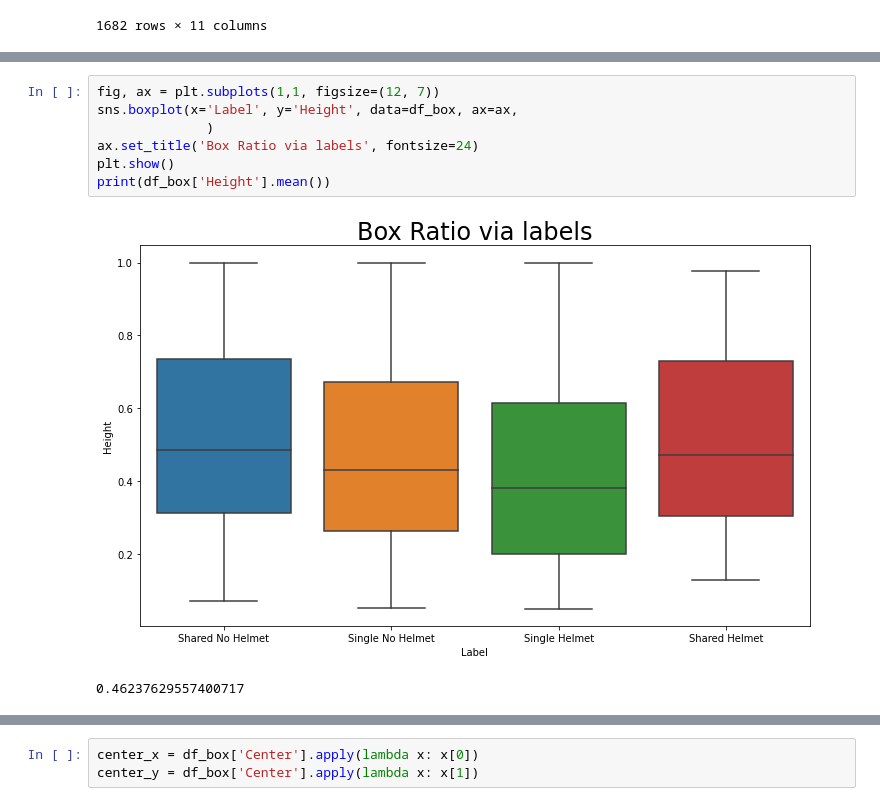
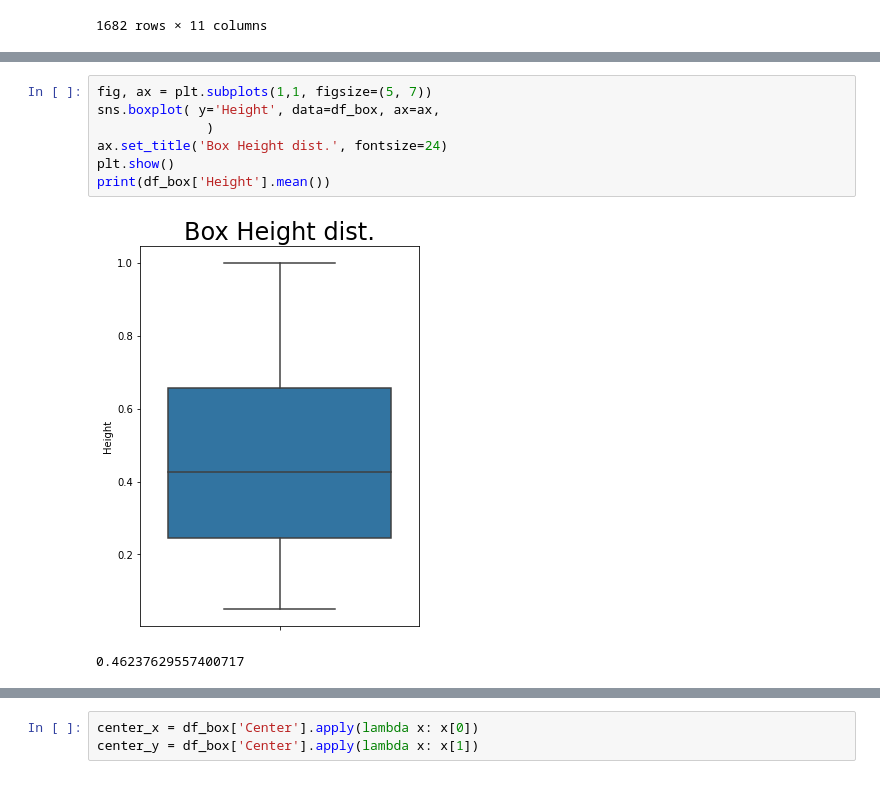
Before and after one commit to boostcampaitech2/final-project-level3-cv-01, a Jupyter notebook: utils/EDA.ipynb, the cells around one changed output, grey strips where cells are left out. Drawn from its saved outputs; the diff is of its cells as text.

```diff
--- a/utils/EDA.ipynb
+++ b/utils/EDA.ipynb
@@ -188,10 +204,10 @@ print(df_box['Width'].mean())
 # %%
-fig, ax = plt.subplots(1,1, figsize=(12, 7))
-sns.boxplot(x='Label', y='Height', data=df_box, ax=ax,
+fig, ax = plt.subplots(1,1, figsize=(5, 7))
+sns.boxplot( y='Height', data=df_box, ax=ax,
               )
-ax.set_title('Box Ratio via labels', fontsize=24)
+ax.set_title('Box Height dist.', fontsize=24)
 plt.show()
 print(df_box['Height'].mean())
 # %% [output]
-[figure, old version]
+[figure, new version]
 0.46237629557400717
```
Also changed, not shown: parts of 15 cells of this notebook.
